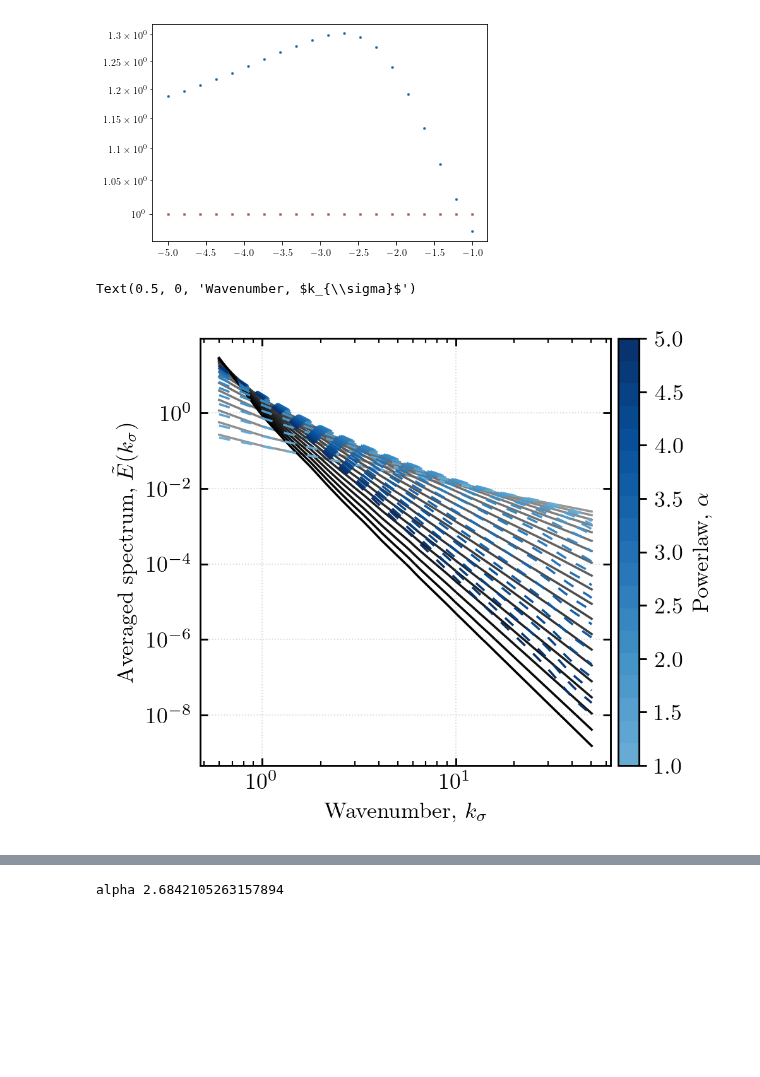
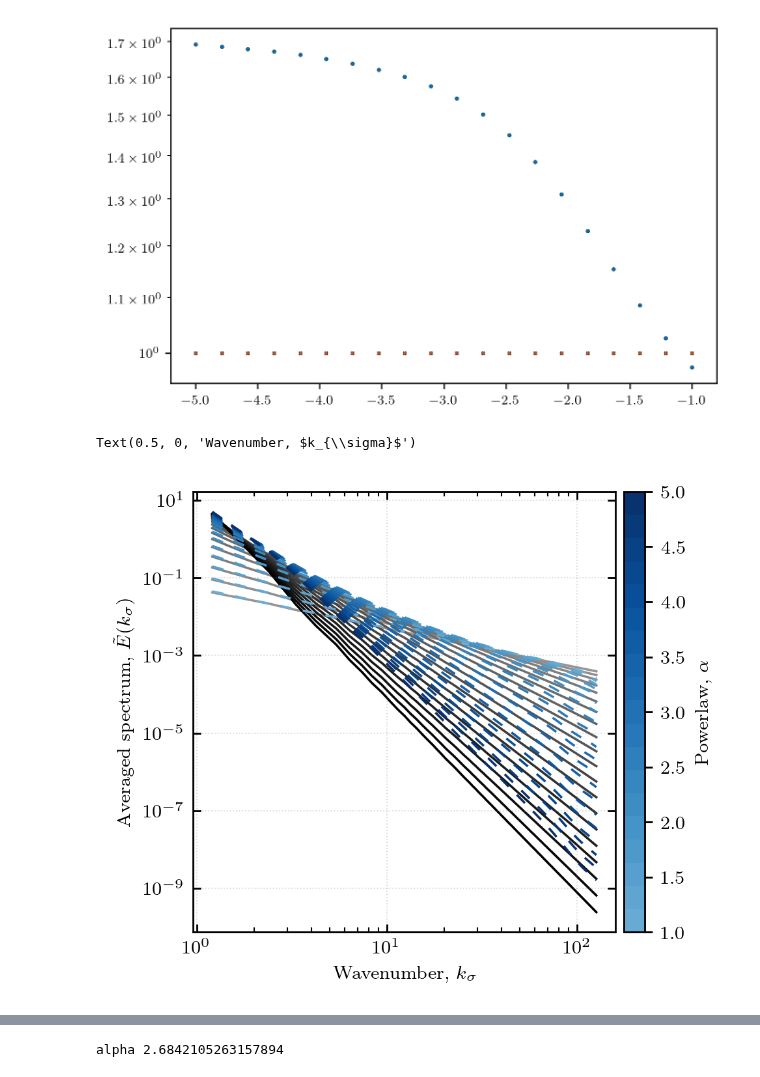
Before and after one commit to mab68/Kea, a Jupyter notebook: example_notebooks/parsevals/arevalo.ipynb, the cells around one changed output, grey strips where cells are left out. Drawn from its saved outputs; the diff is of its cells as text; code cells hidden in the pictures; blank space fills up the shorter version.

```diff
--- a/example_notebooks/parsevals/arevalo.ipynb
+++ b/example_notebooks/parsevals/arevalo.ipynb
@@ -18,7 +18,7 @@ import numpy as np
 
 D = 2
 N = 256
-L = 5.*np.pi
+L = 2.*np.pi
 grid_dims = [N for _ in range(D)]
 phys_dims = [L for _ in range(D)]
 
@@ -43,35 +43,35 @@ for i, f in enumerate(fields):
     #kD, fekD = per_spectra.modal_spectrum(f, phys_dims=phys_dims)
     #_km, _fekm, width = statistics_base.bin_data(spectra_base.wavenumber_mesh(kD), fekD,
     #        bin_func=np.nanmean, min_bin=dk, max_bin=None,
     #        ignore_nan=False, norm_bin_size=False, bin_loc='center',
     #        cut_excess=True, nan_small=False)#, num_bins=N//8, log_space=True)
     #Pspecs.append((_km, _fekm))
     kD, fekD = per_spectra.modal_spectrum(f, phys_dims=phys_dims)
     kmesh = spectra_base.wavenumber_mesh(kD)
     fekD_model = funcs.pure_pow(kmesh, (alphas[i],))
     var = np.nansum(fekD_model * (dk/twopi)**D)
     fekD_model = fekD_model / var
     _km, fek_model, width = statistics_base.bin_data(kmesh, fekD_model,
             bin_func=np.nanmean, min_bin=dk, max_bin=None,
-            ignore_nan=False, norm_bin_size=False, bin_loc='center',
+            ignore_nan=False, norm_bin_size=False, bin_loc='true_center',
             cut_excess=True, nan_small=False)
     Pspecs.append((_km, fek_model, width))
 
     lags = arevalo_spectra.k_to_discrete_lags(_km, N, L, D)
     km, fekm = arevalo_spectra.modal_spectrum(f, lenn=phys_dims, lags=lags, mode='wrap')
     specs.append((km, fekm))
 
     e_parsevals = np.nansum(statistics_base.kern(km, D, width, dk) * fekm * (dk/twopi)**D)
 
     # * (dk/twopi)**D
     plt.scatter(alphas[i], e_parsevals, marker='o', s=5., color=c[0], zorder=2, linewidth=0.2, edgecolor='black')
     plt.scatter(alphas[i], energies[i], marker='X', s=5., color=c[1], zorder=2, linewidth=0.2, edgecolor='black')
     #assert np.isclose(e_parsevals / energies[i], 1., rtol=0.001), e_parsevals / energies[i]
 
 plt.yscale('log')
 #plt.ylim((9e-1, 1.1e0))
 # %% [output]
-[figure, old version]
+[figure, new version]
 # %%
 fig, ax = plt.subplots(1, 1, figsize=(3.5, 3.5), dpi=256)
 
@@ -108,7 +108,7 @@ ax.set_ylabel('Averaged spectrum, $\\tilde{E}(k_{\sigma})$')
 ax.set_xlabel('Wavenumber, $k_{\sigma}$')
 # %% [output]
 Text(0.5, 0, 'Wavenumber, $k_{\\sigma}$')
-[figure, old version]
+[figure, new version]
 # %%
 cols = plt.get_cmap('Greys')(np.linspace(0.25, 1., NUM))
 cols2 = plt.cm.Blues(np.linspace(0.25, 1., NUM))
```
Also changed, not shown: parts of 5 cells of this notebook, 39 other files.
